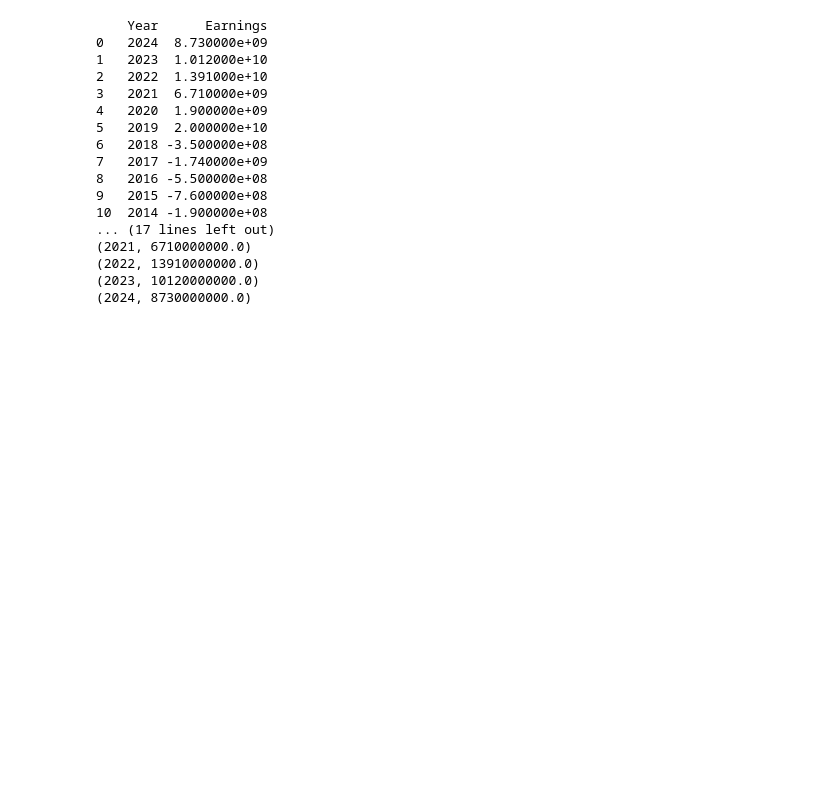
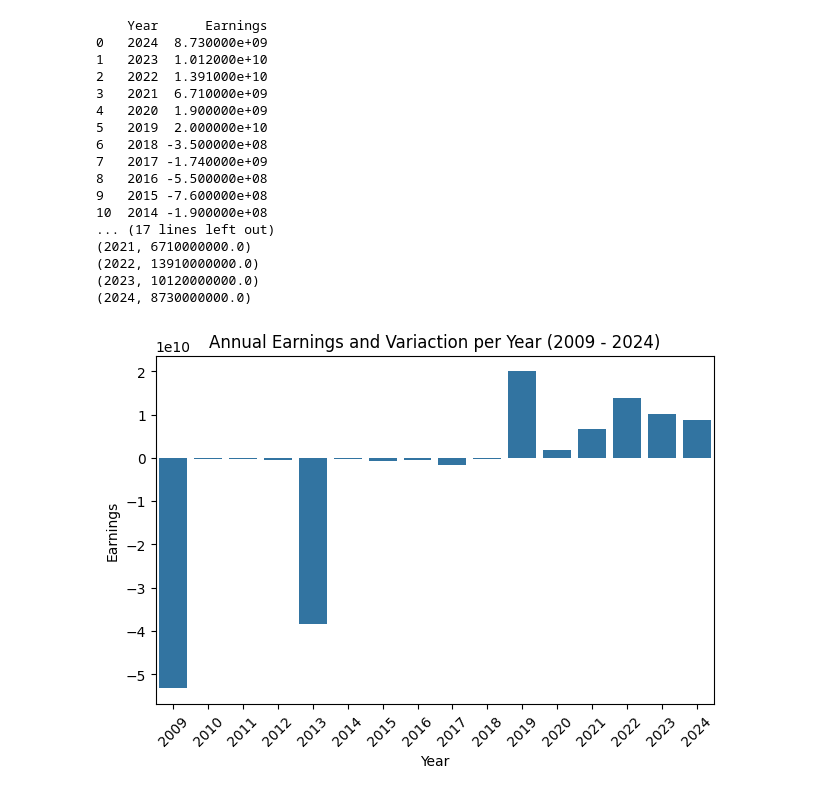
Before and after one commit to 4GeeksAcademy/LC_web-scraping-project-tutorial, a Jupyter notebook: src/app.ipynb, the cells around one changed output. Drawn from its saved outputs; the diff is of its cells as text; code cells hidden in the pictures; blank space fills up the shorter version.

```diff
--- a/src/app.ipynb
+++ b/src/app.ipynb
@@ -129,7 +129,7 @@ cur.execute('''
 # %%
 #Insertar datos
 
-for index, row in df.iterrows():
+for index, row in df1.iterrows():
     cur.execute('''
         INSERT INTO revenues (Year, Revenue)
         VALUES (?, ?)
@@ -200,7 +234,7 @@ table
 
 
 #Almacena los datos en un DataFrame.
-database = []
+database2 = []
 for row in tqdm(table.findAll('tr')[1:]):
     year = row.findAll('td')[0].find('span').text.strip()
     earnings_i = row.findAll('td')[1].text.strip()
@@ -212,11 +246,11 @@ for row in tqdm(table.findAll('tr')[1:]):
     else:
         earnings=float(earnings_1)
 
-    database.append([year, earnings])
+    database2.append([year, earnings])
 
 #print(database)
 
-df = pd.DataFrame(database, columns=["Year", "Earnings"])
+df = pd.DataFrame(database2, columns=["Year", "Earnings"])
 df = df.sort_values("Year", ascending=False)
 
 print(df)
@@ -277,3 +311,18 @@ conn2.close()
 (2022, 13910000000.0)
 (2023, 10120000000.0)
 (2024, 8730000000.0)
+# %%
+#Invierto el df para que la vizualisacion sea más logica y que me enseñe del 2009 a 2024 y no el contrario :
+df_asc = df[::-1].reset_index(drop=True)
+
+# Barras para Earnings
+sns.barplot(x='Year', y='Earnings', data=df_asc)
+plt.title('Annual Earnings and Variaction per Year (2009 - 2024)')
+plt.xlabel('Year')
+plt.ylabel('Earnings')
+plt.tick_params(axis='x', rotation=45)
+
+plt.tight_layout()
+plt.show()
+# %% [output]
+[figure, added]
```
Also changed, not shown: parts of 5 cells of this notebook, 2 other files.
